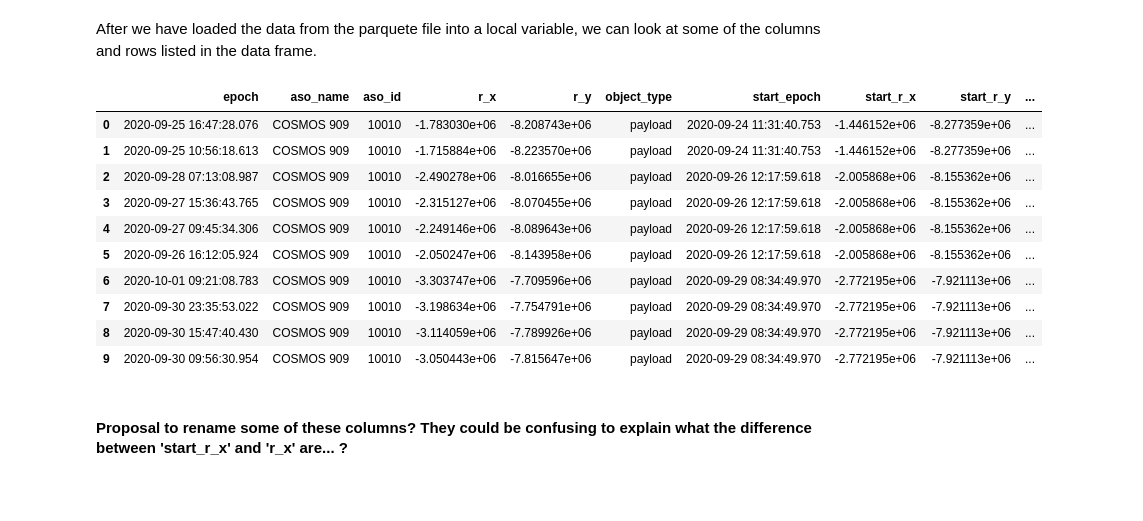
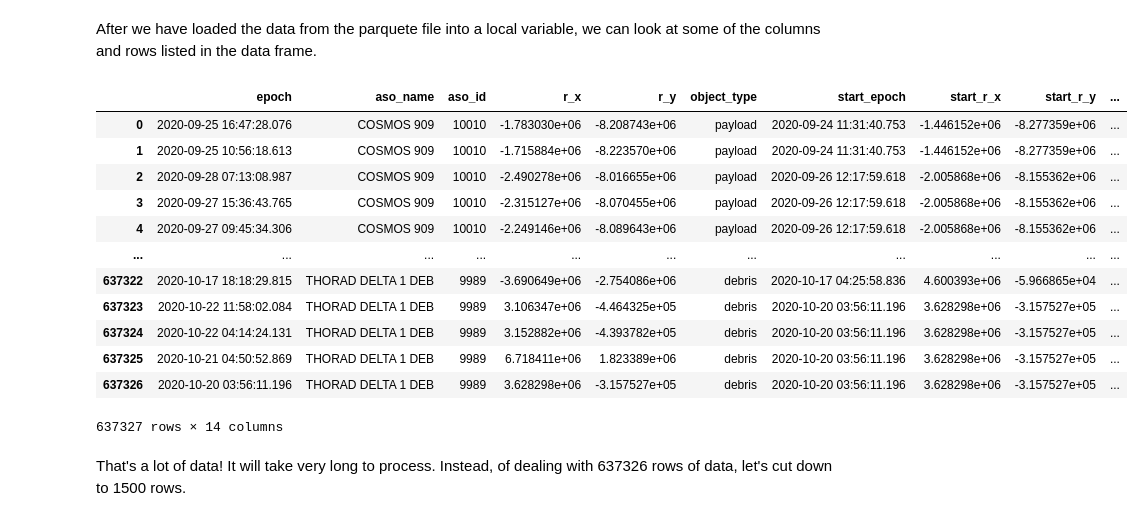
Before and after one commit to bydavid/ss-space_ml_activity, a Jupyter notebook: space_conjuncture_activity.ipynb, the cells around one changed output. Drawn from its saved outputs; the diff is of its cells as text; code cells hidden in the pictures; blank space fills up the shorter version.

```diff
--- a/space_conjuncture_activity.ipynb
+++ b/space_conjuncture_activity.ipynb
@@ -17,18 +17,22 @@ df = pd.read_parquet('/Users/justin.i.smith/Downloads/ss-space_ml_activity/orbit
+# %%
+space_data = pandas.read_parquet('orbital_predict_data/physics_preds_20201023_EDITED.parquet')
 # %% [markdown]
 After we have loaded the data from the parquete file into a local variable, we can look at some of the columns and rows listed in the data frame.
-# %%
-df.head(10)
-# %% [output]
-|  | epoch | aso_name | aso_id | r_x | r_y | object_type | start_epoch | start_r_x | start_r_y | ... |
-| 0 | 2020-09-25 16:47:28.076 | COSMOS 909 | 10010 | -1.783030e+06 | -8.208743e+06 | payload | 2020-09-24 11:31:40.753 | -1.446152e+06 | -8.277359e+06 | ... |
-| 1 | 2020-09-25 10:56:18.613 | COSMOS 909 | 10010 | -1.715884e+06 | -8.223570e+06 | payload | 2020-09-24 11:31:40.753 | -1.446152e+06 | -8.277359e+06 | ... |
-| 2 | 2020-09-28 07:13:08.987 | COSMOS 909 | 10010 | -2.490278e+06 | -8.016655e+06 | payload | 2020-09-26 12:17:59.618 | -2.005868e+06 | -8.155362e+06 | ... |
-| 3 | 2020-09-27 15:36:43.765 | COSMOS 909 | 10010 | -2.315127e+06 | -8.070455e+06 | payload | 2020-09-26 12:17:59.618 | -2.005868e+06 | -8.155362e+06 | ... |
-| 4 | 2020-09-27 09:45:34.306 | COSMOS 909 | 10010 | -2.249146e+06 | -8.089643e+06 | payload | 2020-09-26 12:17:59.618 | -2.005868e+06 | -8.155362e+06 | ... |
-| 5 | 2020-09-26 16:12:05.924 | COSMOS 909 | 10010 | -2.050247e+06 | -8.143958e+06 | payload | 2020-09-26 12:17:59.618 | -2.005868e+06 | -8.155362e+06 | ... |
-| 6 | 2020-10-01 09:21:08.783 | COSMOS 909 | 10010 | -3.303747e+06 | -7.709596e+06 | payload | 2020-09-29 08:34:49.970 | -2.772195e+06 | -7.921113e+06 | ... |
-| 7 | 2020-09-30 23:35:53.022 | COSMOS 909 | 10010 | -3.198634e+06 | -7.754791e+06 | payload | 2020-09-29 08:34:49.970 | -2.772195e+06 | -7.921113e+06 | ... |
-| 8 | 2020-09-30 15:47:40.430 | COSMOS 909 | 10010 | -3.114059e+06 | -7.789926e+06 | payload | 2020-09-29 08:34:49.970 | -2.772195e+06 | -7.921113e+06 | ... |
-| 9 | 2020-09-30 09:56:30.954 | COSMOS 909 | 10010 | -3.050443e+06 | -7.815647e+06 | payload | 2020-09-29 08:34:49.970 | -2.772195e+06 | -7.921113e+06 | ... |
-# %% [markdown]
-#### Proposal to rename some of these columns? They could be confusing to explain what the difference between 'start_r_x' and 'r_x' are... ?
+# %%
+space_data
+# %% [output]
+|  | epoch | aso_name | aso_id | r_x | r_y | object_type | start_epoch | start_r_x | start_r_y | ... |
+| 0 | 2020-09-25 16:47:28.076 | COSMOS 909 | 10010 | -1.783030e+06 | -8.208743e+06 | payload | 2020-09-24 11:31:40.753 | -1.446152e+06 | -8.277359e+06 | ... |
+| 1 | 2020-09-25 10:56:18.613 | COSMOS 909 | 10010 | -1.715884e+06 | -8.223570e+06 | payload | 2020-09-24 11:31:40.753 | -1.446152e+06 | -8.277359e+06 | ... |
+| 2 | 2020-09-28 07:13:08.987 | COSMOS 909 | 10010 | -2.490278e+06 | -8.016655e+06 | payload | 2020-09-26 12:17:59.618 | -2.005868e+06 | -8.155362e+06 | ... |
+| 3 | 2020-09-27 15:36:43.765 | COSMOS 909 | 10010 | -2.315127e+06 | -8.070455e+06 | payload | 2020-09-26 12:17:59.618 | -2.005868e+06 | -8.155362e+06 | ... |
+| 4 | 2020-09-27 09:45:34.306 | COSMOS 909 | 10010 | -2.249146e+06 | -8.089643e+06 | payload | 2020-09-26 12:17:59.618 | -2.005868e+06 | -8.155362e+06 | ... |
+| ... | ... | ... | ... | ... | ... | ... | ... | ... | ... | ... |
+| 637322 | 2020-10-17 18:18:29.815 | THORAD DELTA 1 DEB | 9989 | -3.690649e+06 | -2.754086e+06 | debris | 2020-10-17 04:25:58.836 | 4.600393e+06 | -5.966865e+04 | ... |
+| 637323 | 2020-10-22 11:58:02.084 | THORAD DELTA 1 DEB | 9989 | 3.106347e+06 | -4.464325e+05 | debris | 2020-10-20 03:56:11.196 | 3.628298e+06 | -3.157527e+05 | ... |
+| 637324 | 2020-10-22 04:14:24.131 | THORAD DELTA 1 DEB | 9989 | 3.152882e+06 | -4.393782e+05 | debris | 2020-10-20 03:56:11.196 | 3.628298e+06 | -3.157527e+05 | ... |
+| 637325 | 2020-10-21 04:50:52.869 | THORAD DELTA 1 DEB | 9989 | 6.718411e+06 | 1.823389e+06 | debris | 2020-10-20 03:56:11.196 | 3.628298e+06 | -3.157527e+05 | ... |
+| 637326 | 2020-10-20 03:56:11.196 | THORAD DELTA 1 DEB | 9989 | 3.628298e+06 | -3.157527e+05 | debris | 2020-10-20 03:56:11.196 | 3.628298e+06 | -3.157527e+05 | ... |
+637327 rows × 14 columns
+# %% [markdown]
+That's a lot of data! It will take very long to process. Instead, of dealing with 637326 rows of data, let's cut down to 1500 rows.
```
Also changed, not shown: parts of 17 cells of this notebook.
